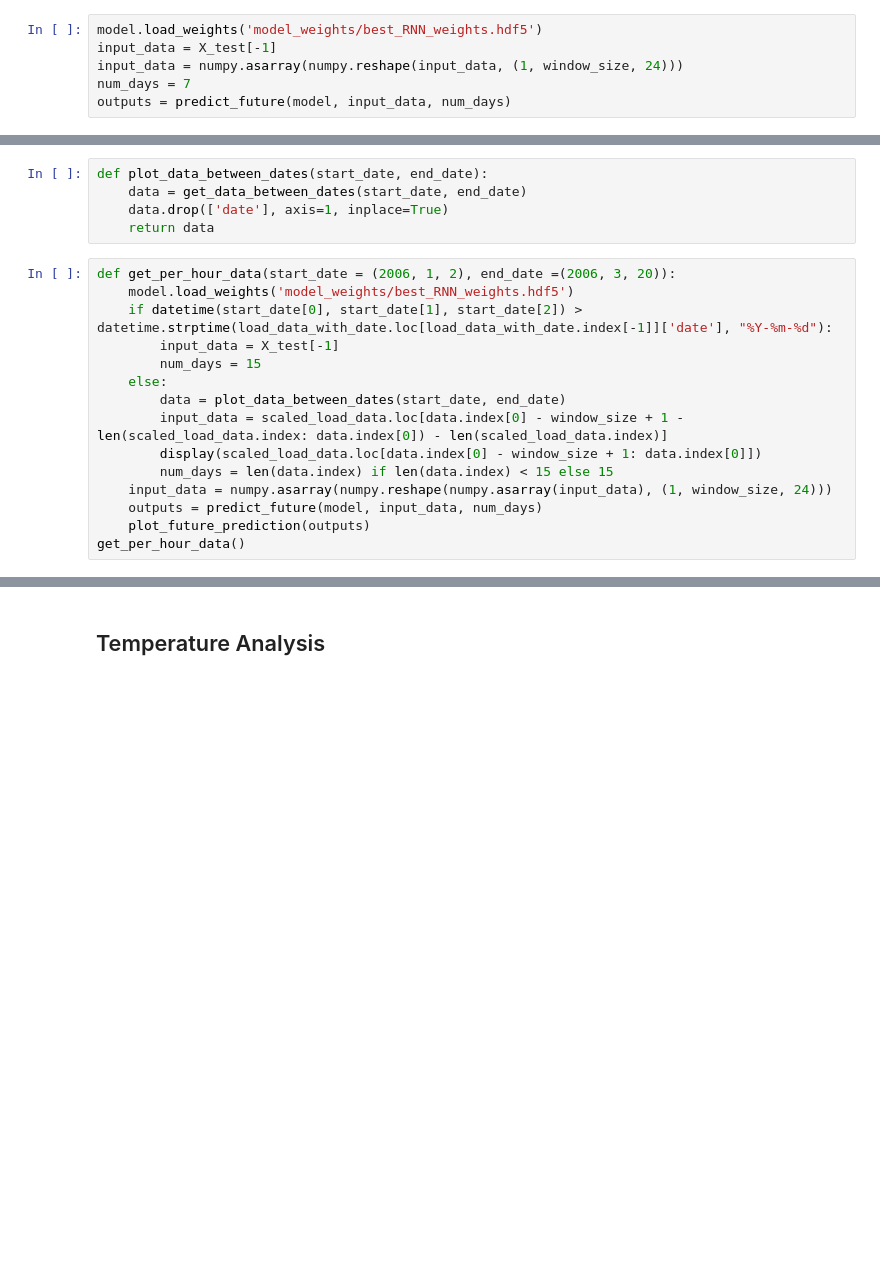
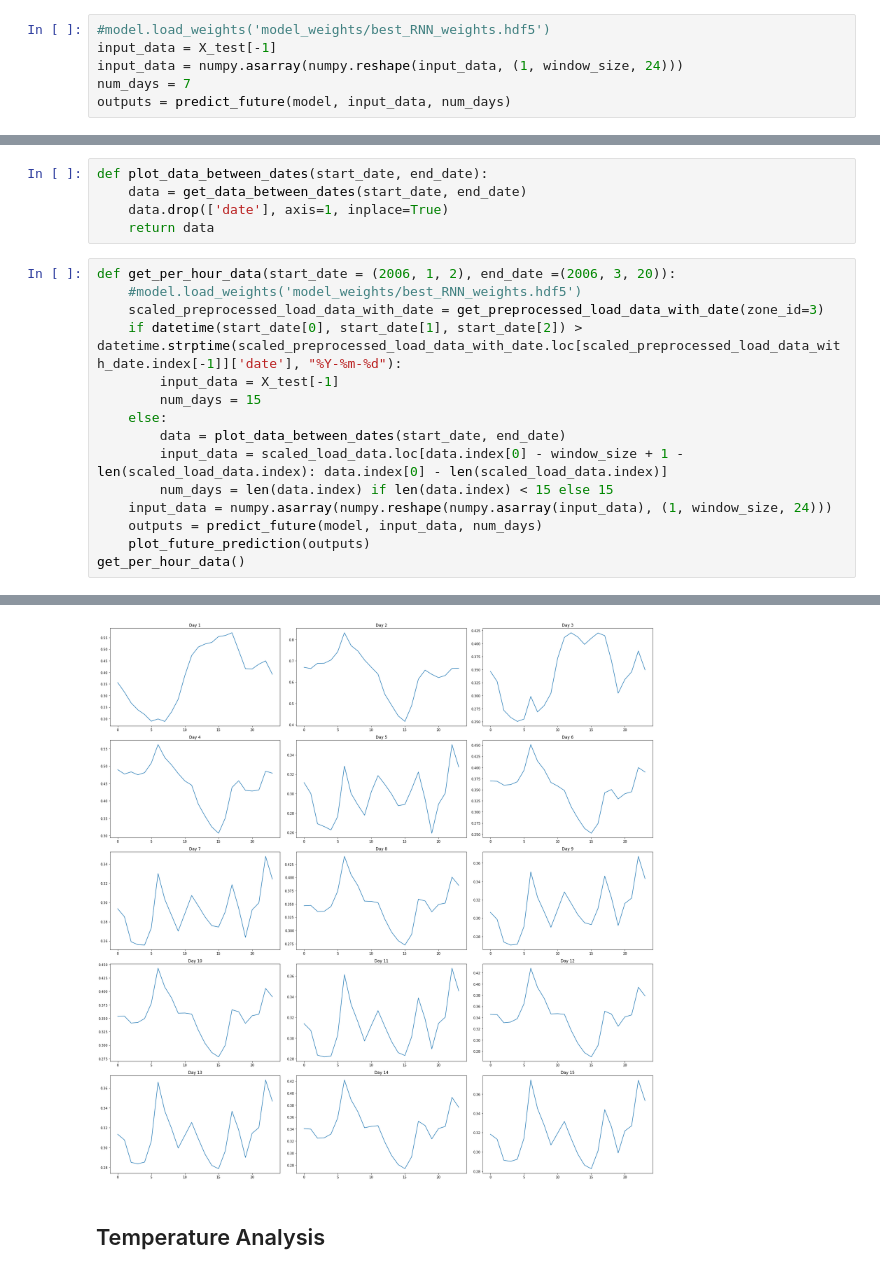
Before and after one commit to Prakash2403/SIH-2k18, a Jupyter notebook: Analysis.ipynb, the cells around one changed output, grey strips where cells are left out. Drawn from its saved outputs; the diff is of its cells as text; blank space fills up the shorter version.

```diff
--- a/Analysis.ipynb
+++ b/Analysis.ipynb
@@ -223,7 +264,7 @@ def predict_future(model, input_data, num_days):
         output_list.append(predicted_data)
     return output_list
 # %%
-model.load_weights('model_weights/best_RNN_weights.hdf5')
+#model.load_weights('model_weights/best_RNN_weights.hdf5')
 input_data = X_test[-1]
 input_data = numpy.asarray(numpy.reshape(input_data, (1, window_size, 24)))
 num_days = 7
@@ -255,14 +296,14 @@ def plot_data_between_dates(start_date, end_date):
     return data
 # %%
 def get_per_hour_data(start_date = (2006, 1, 2), end_date =(2006, 3, 20)):
-    model.load_weights('model_weights/best_RNN_weights.hdf5')
-    if datetime(start_date[0], start_date[1], start_date[2]) > datetime.strptime(load_data_with_date.loc[load_data_with_date.index[-1]]['date'], "%Y-%m-%d"):
+    #model.load_weights('model_weights/best_RNN_weights.hdf5')
+    scaled_preprocessed_load_data_with_date = get_preprocessed_load_data_with_date(zone_id=3)
+    if datetime(start_date[0], start_date[1], start_date[2]) > datetime.strptime(scaled_preprocessed_load_data_with_date.loc[scaled_preprocessed_load_data_with_date.index[-1]]['date'], "%Y-%m-%d"):
         input_data = X_test[-1]
         num_days = 15
     else:
         data = plot_data_between_dates(start_date, end_date)
-        input_data = scaled_load_data.loc[data.index[0] - window_size + 1 - len(scaled_load_data.index: data.index[0]) - len(scaled_load_data.index)]
-        display(scaled_load_data.loc[data.index[0] - window_size + 1: data.index[0]])
+        input_data = scaled_load_data.loc[data.index[0] - window_size + 1 - len(scaled_load_data.index): data.index[0] - len(scaled_load_data.index)]
         num_days = len(data.index) if len(data.index) < 15 else 15
     input_data = numpy.asarray(numpy.reshape(numpy.asarray(input_data), (1, window_size, 24)))
     outputs = predict_future(model, input_data, num_days)
@@ -273,3 +313,4 @@ SyntaxError: invalid syntax (<ipython-input-67-69c87018e57a>, line 8)
+[figure, added]
 # %% [markdown]
 ## Temperature Analysis
 # %%
```
Also changed, not shown: parts of 12 cells of this notebook.
